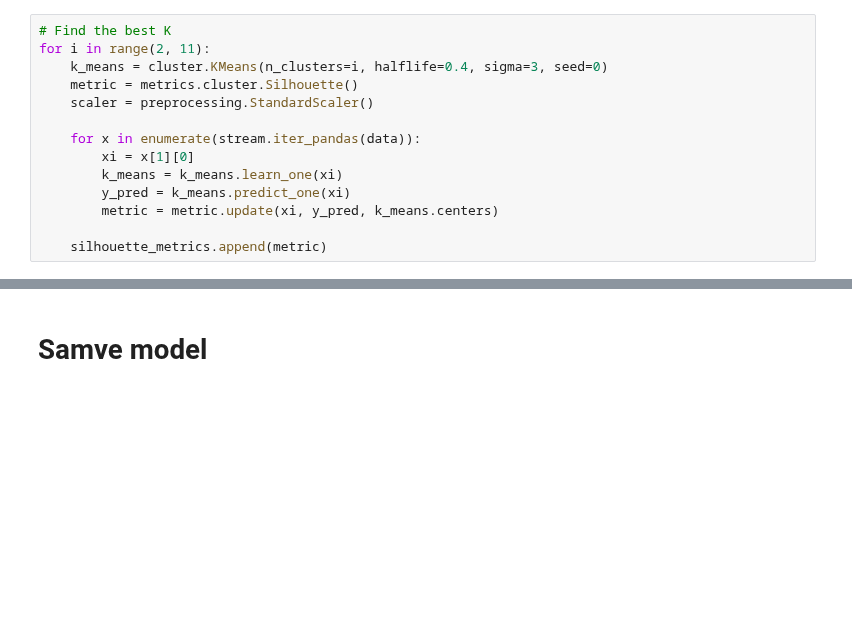
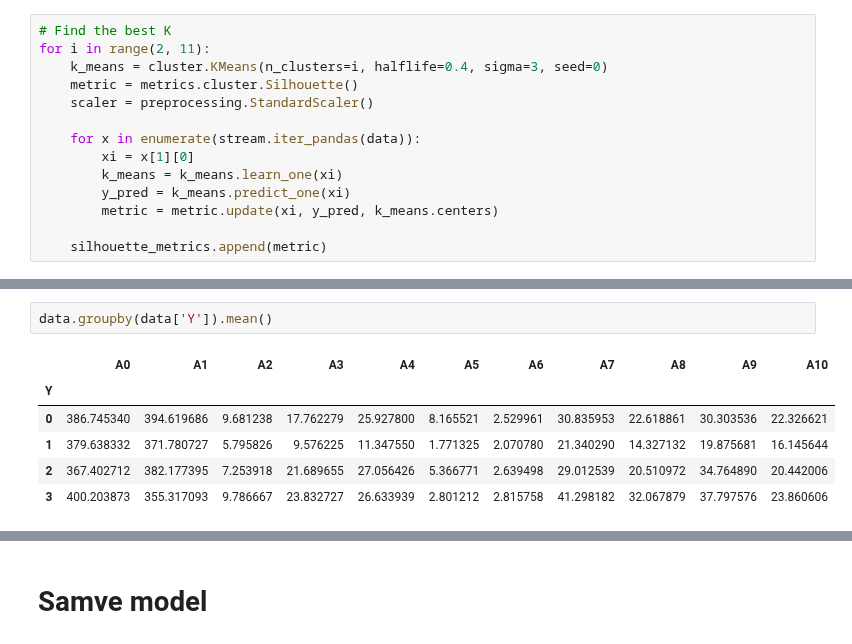
Before and after one commit to athivvat/spacewar, a Jupyter notebook: online-learning/online_analytics.ipynb, the cells around one changed output, grey strips where cells are left out. Saved outputs shown, nothing was run; the diff lists cells and outputs as text; blank space fills up the shorter version.

```diff
--- a/online-learning/online_analytics.ipynb
+++ b/online-learning/online_analytics.ipynb
@@ -75,0 +126,9 @@ for x in enumerate(stream.iter_pandas(data)):
+# %%
+data.groupby(data['Y']).mean()
+# %% [output]
+|  | A0 | A1 | A2 | A3 | A4 | A5 | A6 | A7 | A8 | A9 | A10 |
+| Y |  |  |  |  |  |  |  |  |  |  |  |
+| 0 | 386.745340 | 394.619686 | 9.681238 | 17.762279 | 25.927800 | 8.165521 | 2.529961 | 30.835953 | 22.618861 | 30.303536 | 22.326621 |
+| 1 | 379.638332 | 371.780727 | 5.795826 | 9.576225 | 11.347550 | 1.771325 | 2.070780 | 21.340290 | 14.327132 | 19.875681 | 16.145644 |
+| 2 | 367.402712 | 382.177395 | 7.253918 | 21.689655 | 27.056426 | 5.366771 | 2.639498 | 29.012539 | 20.510972 | 34.764890 | 20.442006 |
+| 3 | 400.203873 | 355.317093 | 9.786667 | 23.832727 | 26.633939 | 2.801212 | 2.815758 | 41.298182 | 32.067879 | 37.797576 | 23.860606 |
```
Also changed, not shown: parts of 12 cells of this notebook, 3 other files.
